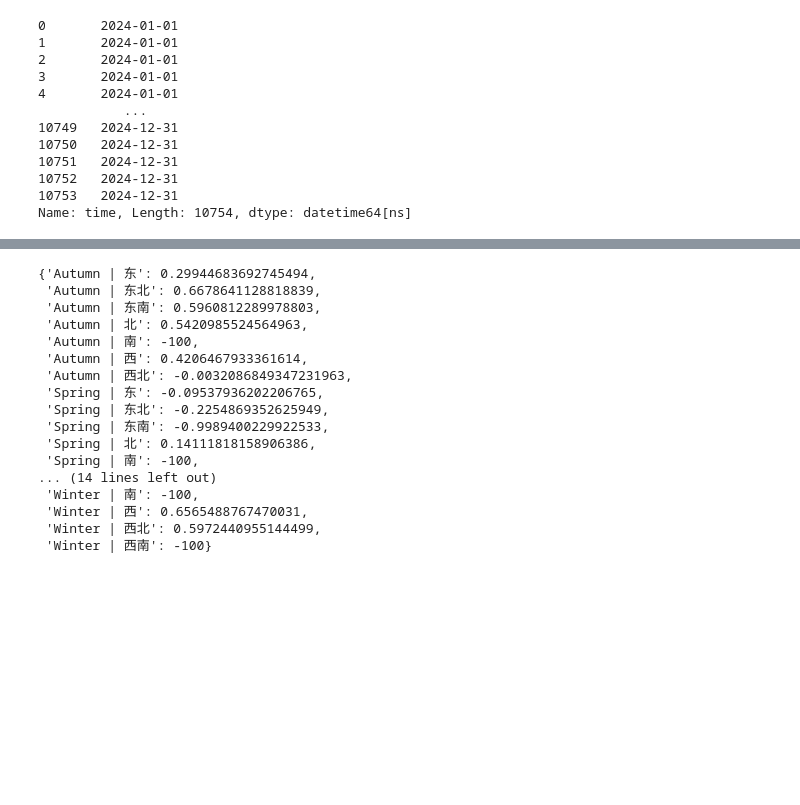
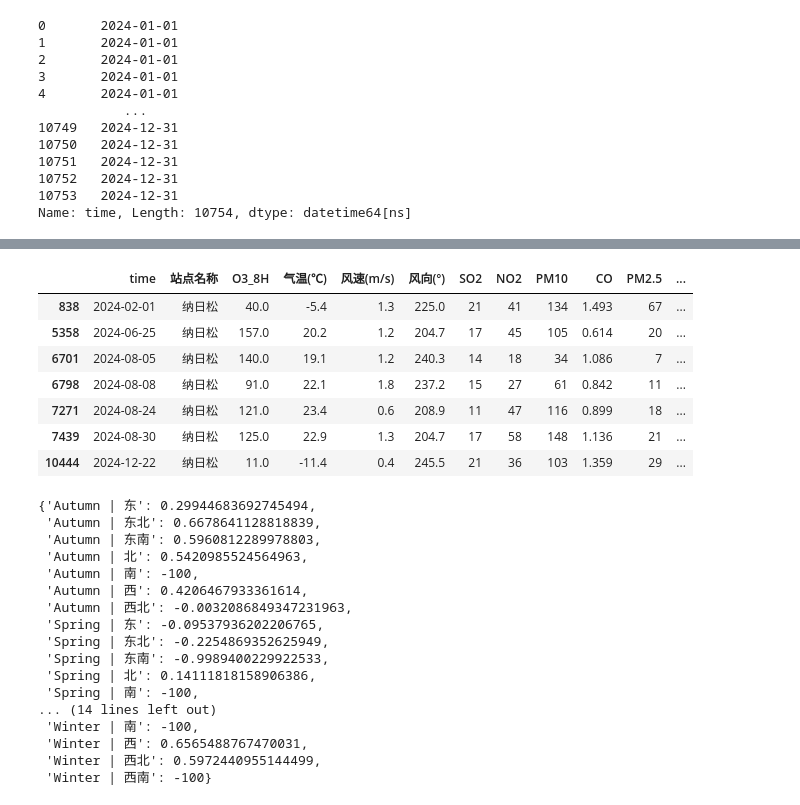
Before and after one commit to lijiawei326/data-analysis-agent, a Jupyter notebook: server/test.ipynb, the cells around one changed output, grey strips where cells are left out. Cells and saved outputs as stored; diff of their text form; code cells hidden in the pictures; blank space fills up the shorter version.

```diff
--- a/server/test.ipynb
+++ b/server/test.ipynb
@@ -216,3 +177,14 @@ See the caveats in the documentation: https://pandas.pydata.org/pandas-docs/stab
+# %%
+tt[tt['wind_direction'] == '西南']
+# %% [output]
+|  | time | 站点名称 | O3_8H | 气温(℃) | 风速(m/s) | 风向(°) | SO2 | NO2 | PM10 | CO | PM2.5 | ... |
+| 838 | 2024-02-01 | 纳日松 | 40.0 | -5.4 | 1.3 | 225.0 | 21 | 41 | 134 | 1.493 | 67 | ... |
+| 5358 | 2024-06-25 | 纳日松 | 157.0 | 20.2 | 1.2 | 204.7 | 17 | 45 | 105 | 0.614 | 20 | ... |
+| 6701 | 2024-08-05 | 纳日松 | 140.0 | 19.1 | 1.2 | 240.3 | 14 | 18 | 34 | 1.086 | 7 | ... |
+| 6798 | 2024-08-08 | 纳日松 | 91.0 | 22.1 | 1.8 | 237.2 | 15 | 27 | 61 | 0.842 | 11 | ... |
+| 7271 | 2024-08-24 | 纳日松 | 121.0 | 23.4 | 0.6 | 208.9 | 11 | 47 | 116 | 0.899 | 18 | ... |
+| 7439 | 2024-08-30 | 纳日松 | 125.0 | 22.9 | 1.3 | 204.7 | 17 | 58 | 148 | 1.136 | 21 | ... |
+| 10444 | 2024-12-22 | 纳日松 | 11.0 | -11.4 | 0.4 | 245.5 | 21 | 36 | 103 | 1.359 | 29 | ... |
 # %%
 g = tt.groupby(['season','wind_direction'])
 # %%
```
Also changed, not shown: parts of 10 cells of this notebook, 24 other files.
